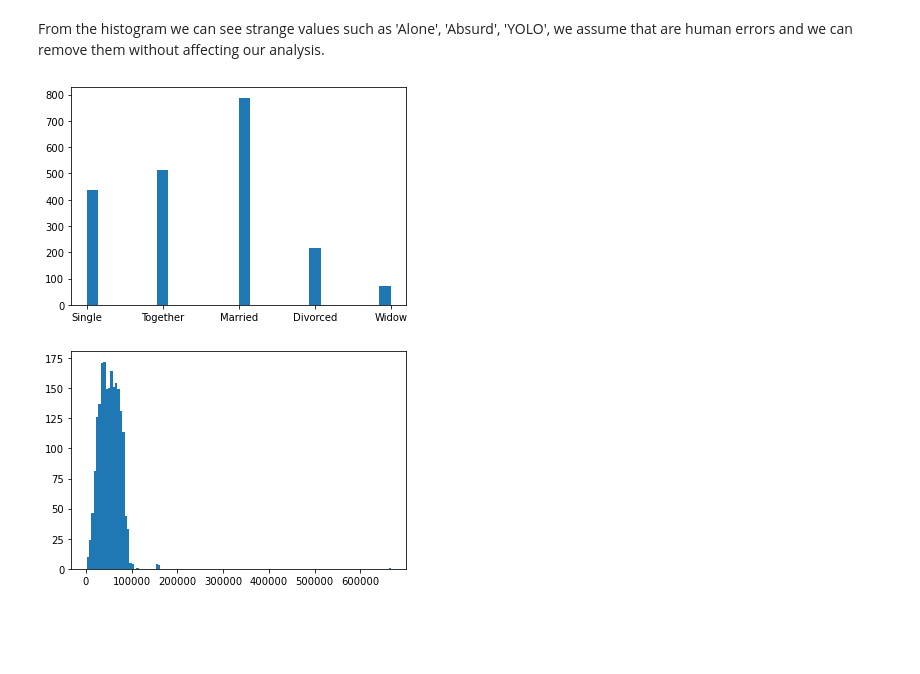
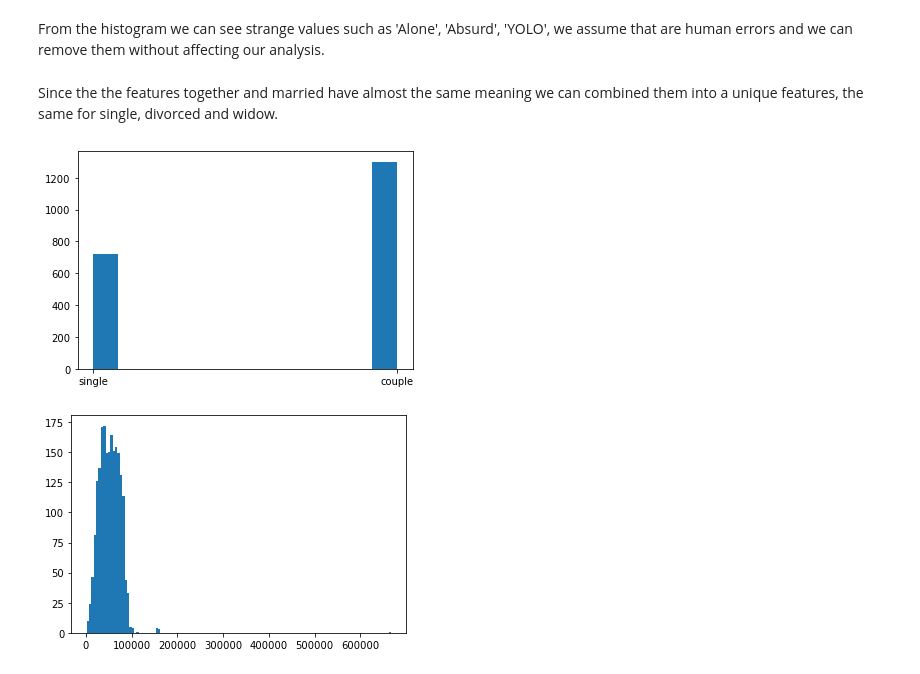
Before and after one commit to FrancescoManca-FM/Project_Mining_Large_Dataset, a Jupyter notebook: project.ipynb, the cells around one changed output. Cells and saved outputs as stored; diff of their text form; code cells hidden in the pictures; blank space fills up the shorter version.

```diff
--- a/project.ipynb
+++ b/project.ipynb
@@ -123,9 +131,22 @@ absurd = df['Marital_Status'] == 'Absurd'
 df = df[~absurd]
 yolo =  df['Marital_Status'] == 'YOLO'
 df = df[~yolo]
-plt.hist(df['Marital_Status'],bins="auto");
-# %% [output]
-[figure, removed]
+# %% [markdown]
+Since the the features together and married have almost the same meaning we can combined them into a unique features, the same for single, divorced and widow.
+# %%
+"""
+
+Together and Married -> Couple
+Single, Divorced and Widow -> Single
+
+"""
+
+df["Marital_Status"].replace(to_replace=["Together","Married"], value = "couple",inplace=True)
+df["Marital_Status"].replace(to_replace=["Single","Divorced","Widow"], value = "single",inplace=True)
+
+plt.hist(df['Marital_Status'],bins="auto");
+# %% [output]
+[figure, added]
 # %%
 plt.hist(df['Income'],bins="auto");
 # %% [output]
```
Also changed, not shown: parts of 101 cells of this notebook.
